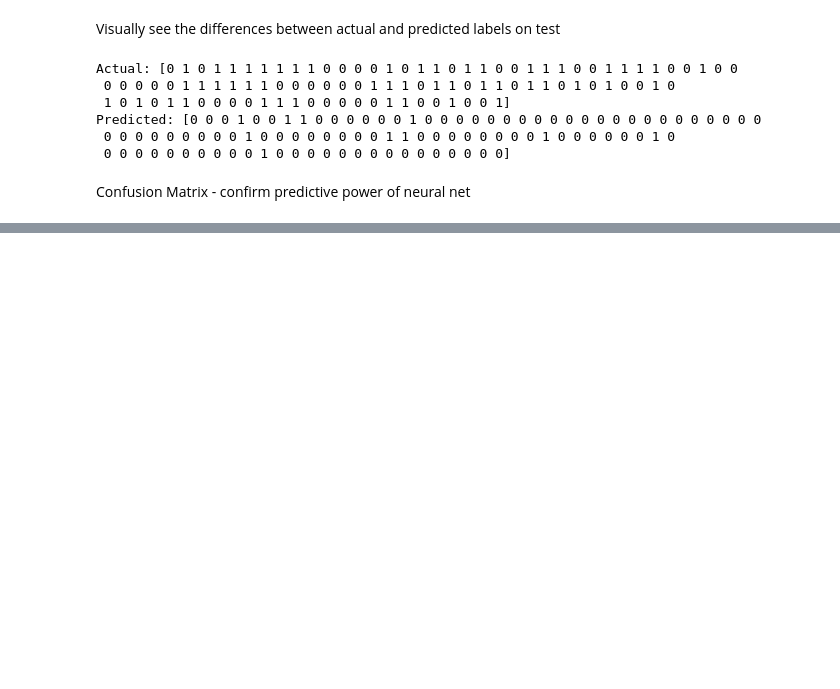
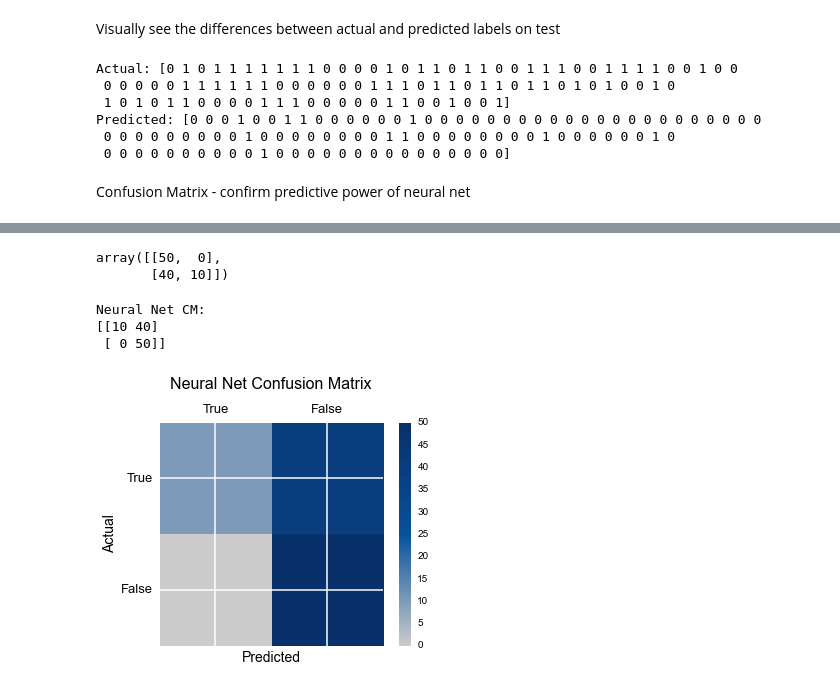
Before and after one commit to nyghtowl/Neural_Net_Practice, a Jupyter notebook: Neural_Net_Practice.ipynb, the cells around one changed output, grey strips where cells are left out. Cells and saved outputs as stored; diff of their text form; code cells hidden in the pictures; blank space fills up the shorter version.

Commit message:
Added confustion matrix functions to script and reworked structure of script into specific sections. Also added EDA.

```diff
--- a/Neural_Net_Practice.ipynb
+++ b/Neural_Net_Practice.ipynb
@@ -257,0 +292,13 @@ plt.xlabel('Predicted label');
+# %%
+cm
+# %% [output]
+array([[50,  0],
+       [40, 10]])
+# %%
+%matplotlib inline
+tree = create_confusion_matrix(np.argmax(labels_test, axis=1), np.argmax(dbn.predict(pics_test), axis=1))
+# %% [output]
+Neural Net CM:
+[[10 40]
+ [ 0 50]]
+[figure, added]
```
Also changed, not shown: parts of 4 cells of this notebook, 1 other file.
